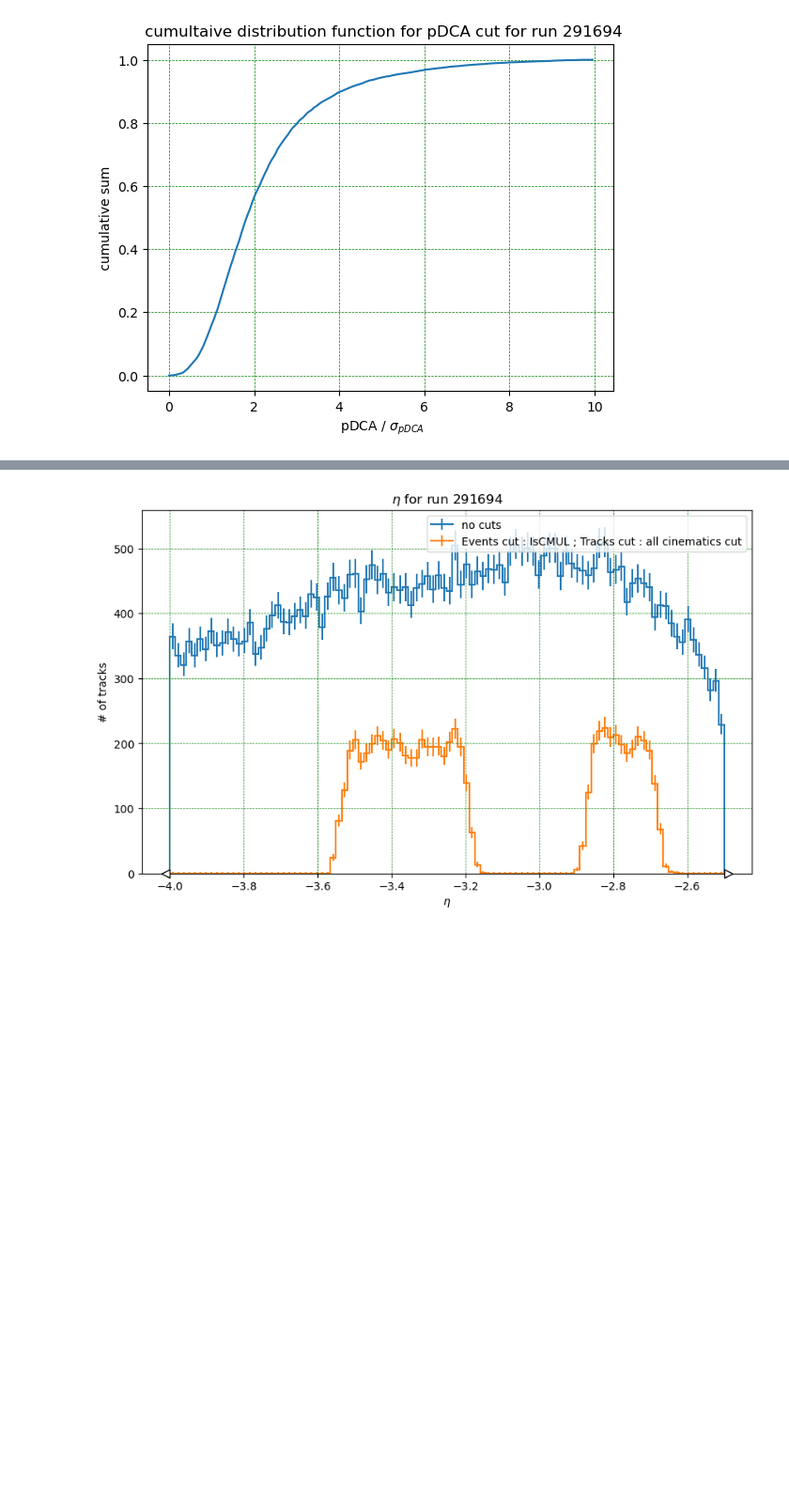
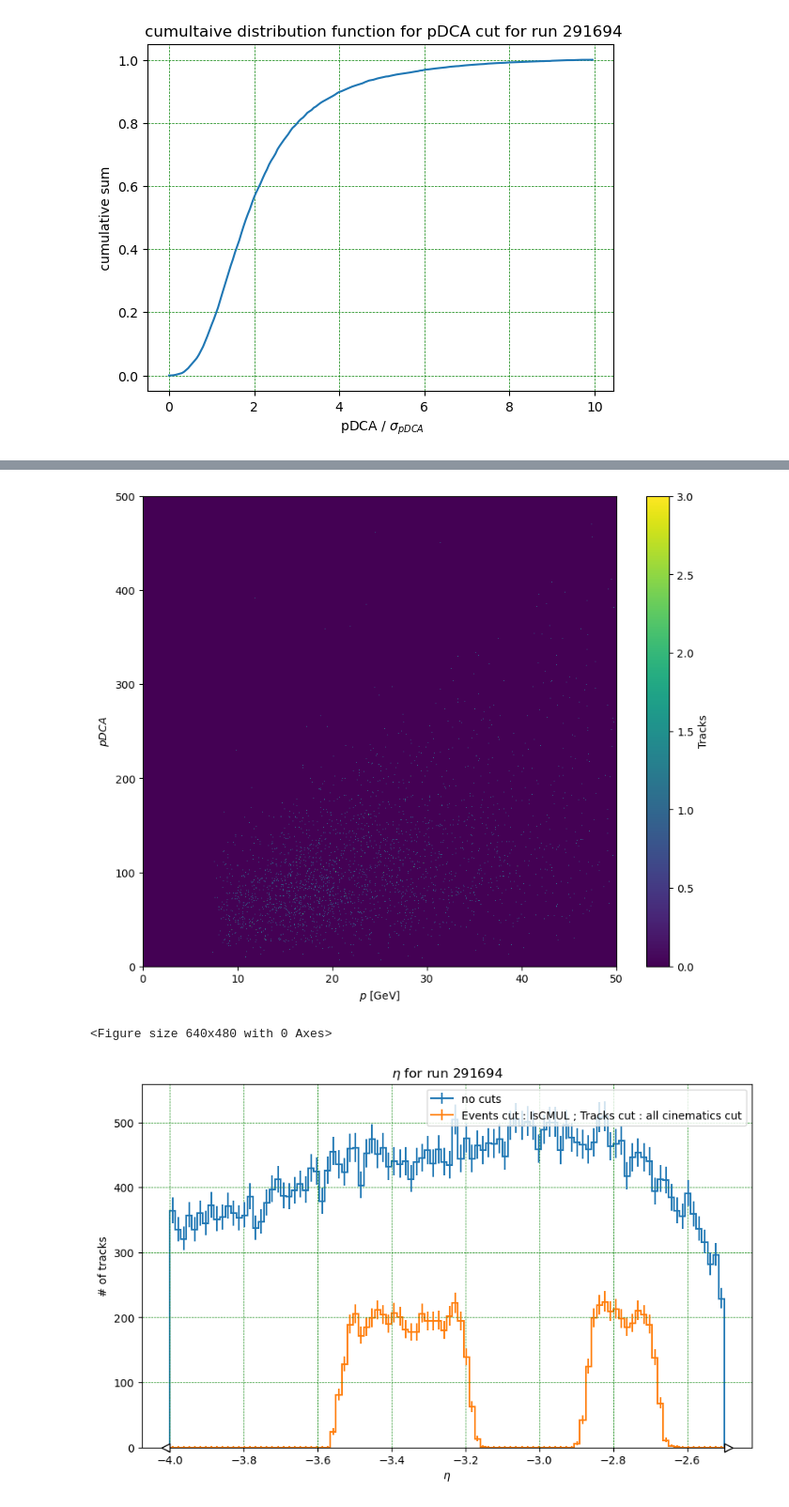
Before and after one commit to 00Goldy/qqbar2mumu-2025, a Jupyter notebook: notebooks/MC/MC_pDCA.ipynb, the cells around one changed output, grey strips where cells are left out. Shown at 94% size. Saved outputs shown, nothing was run; the diff lists cells and outputs as text; code cells hidden in the pictures; blank space fills up the shorter version.

Commit message:
adding pDCA vs p plots for MC data

```diff
--- a/notebooks/MC/MC_pDCA.ipynb
+++ b/notebooks/MC/MC_pDCA.ipynb
@@ -395,3 +397,14 @@ plt.show()
+# %%
+plt.figure(figsize=(10, 8))
+plt.pcolormesh(*vhpDCA_VS_pEvSel.axes.edges.T, vhpDCA_VS_pEvSel.values().T, cmap='viridis')
+plt.colorbar(label='Tracks')
+plt.xlabel(r'$p$ [GeV]')
+plt.ylabel(r'$pDCA$')
+plt.show()
+#plt.savefig("pDCAvsp_selected.png")
+# %% [output]
+[figure, added]
+<Figure size 640x480 with 0 Axes>
 # %%
 plt.figure(figsize=(10, 6))
 vhetaRaw.plot(label="no cuts")
```
Also changed, not shown: parts of 2 cells of this notebook, 2 other files.
